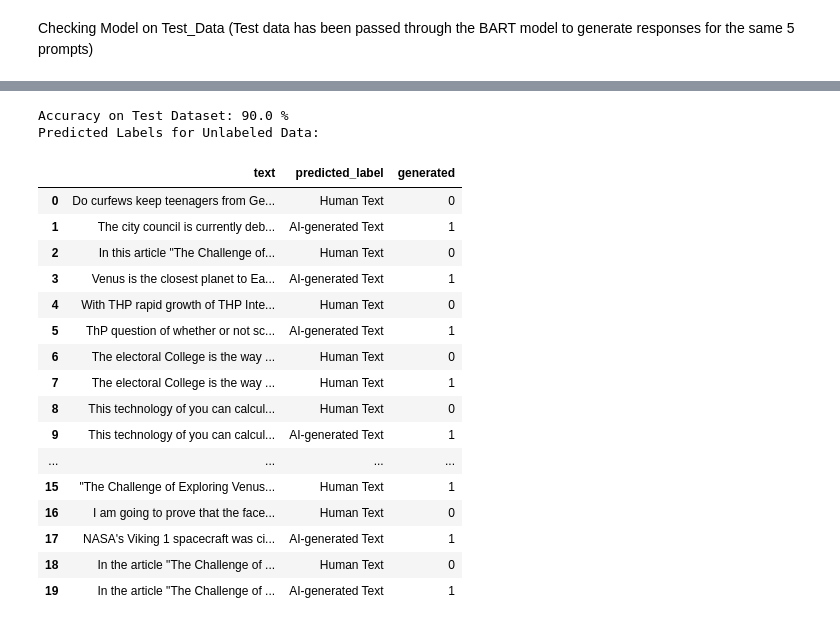
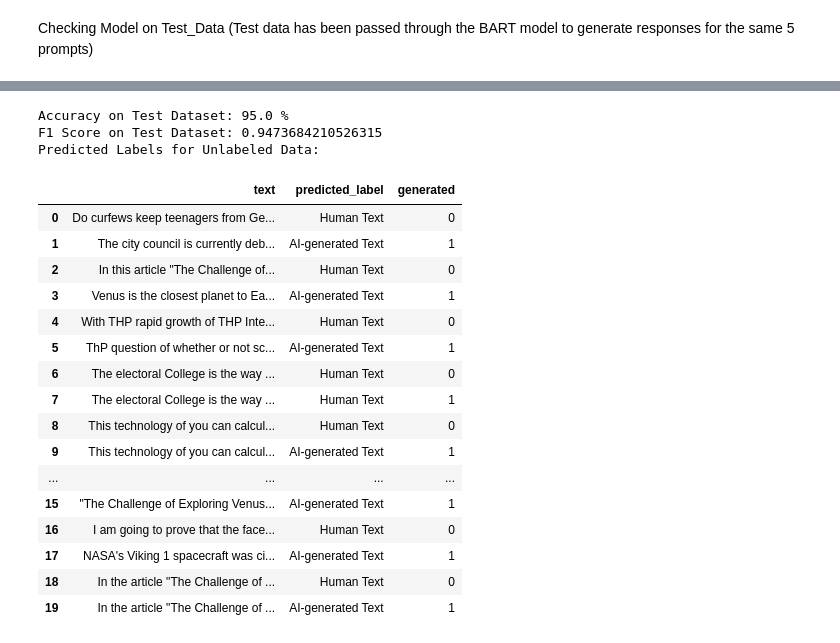
Before and after one commit to VidushiSiingh/AI-text-Classifier-based-on-RAIDAR, a Jupyter notebook: textdetection.ipynb, the cells around one changed output, grey strips where cells are left out. Saved outputs shown, nothing was run; the diff lists cells and outputs as text; code cells hidden in the pictures.

```diff
--- a/textdetection.ipynb
+++ b/textdetection.ipynb
@@ -327,12 +331,11 @@ from sklearn.linear_model import LogisticRegression
 from sklearn.metrics import accuracy_score, confusion_matrix
 
 # Define features (X) and target (y)
-X = df[['BART_rephrase_Editing_Distance',
-       'BART_refine_Editing_Distance', 'BART_clear_Editing_Distance',
-       'BART_concise_Editing_Distance', 'BART_Humanize_Editing_Distance',
-       'BART_rephrase_Cosine_Similarity', 'BART_refine_Cosine_Similarity',
-       'BART_clear_Cosine_Similarity', 'BART_concise_Cosine_Similarity',
-       'BART_Humanize_Cosine_Similarity', 'Invariance', 'Uncertainty',
+X = df[['BART_rephrase_Editing_Distance', 'BART_rephrase_Similarity_Ratio',
+       'BART_refine_Editing_Distance', 'BART_refine_Similarity_Ratio',
+       'BART_clear_Editing_Distance', 'BART_clear_Similarity_Ratio',
+       'BART_concise_Editing_Distance', 'BART_concise_Similarity_Ratio',
+       'BART_Humanize_Editing_Distance', 'BART_Humanize_Similarity_Ratio', 'Invariance', 'Uncertainty',
        'Equivariance']]
 y = df['generated']
 
@@ -350,6 +353,5 @@ y_pred = logistic_regression.predict(X_test)
 
 # Evaluate the model performance on the test set
 accuracy = accuracy_score(y_test, y_pred)
-print("\nAccuracy on Test Set:", accuracy)
-confusion_matrix = confusion_matrix(y_test,y_pred)
+print("\nAccuracy:", accuracy*100,'%')
 # %% [output]
@@ -452,43 +442,42 @@ Index(['text', 'BART_rephrase', 'BART_refine', 'BART_clear', 'BART_concise',
 # %%
-import pandas as pd
-from sklearn.ensemble import RandomForestClassifier
-
-X_unlabeled = test_df[['BART_rephrase_Editing_Distance',
-       'BART_refine_Editing_Distance', 'BART_clear_Editing_Distance',
-       'BART_concise_Editing_Distance', 'BART_Humanize_Editing_Distance',
-       'BART_rephrase_Cosine_Similarity', 'BART_refine_Cosine_Similarity',
-       'BART_clear_Cosine_Similarity', 'BART_concise_Cosine_Similarity',
-       'BART_Humanize_Cosine_Similarity', 'Invariance', 'Uncertainty',
+from sklearn.metrics import f1_score
+X_unlabeled = test_df[['BART_rephrase_Editing_Distance', 'BART_rephrase_Similarity_Ratio',
+       'BART_refine_Editing_Distance', 'BART_refine_Similarity_Ratio',
+       'BART_clear_Editing_Distance', 'BART_clear_Similarity_Ratio',
+       'BART_concise_Editing_Distance', 'BART_concise_Similarity_Ratio',
+       'BART_Humanize_Editing_Distance', 'BART_Humanize_Similarity_Ratio', 'Invariance', 'Uncertainty',
        'Equivariance']]
 
 y_test_unseen = test_df['generated']
 
 predictions = logistic_regression.predict(X_unlabeled)
 accuracy_test = accuracy_score(y_test_unseen , predictions)
 
 # Map predicted classes to human-readable labels
 predicted_labels = ['Human Text' if pred == 0 else 'AI-generated Text' for pred in predictions]
 test_df['predicted_label'] = predicted_labels
-
+f1_score_test = f1_score(y_test_unseen, predictions)
 print("Accuracy on Test Dataset:", accuracy_test*100,'%')
+print("F1 Score on Test Dataset:", f1_score_test)
 print("Predicted Labels for Unlabeled Data:")
 test_df[['text', 'predicted_label','generated']]
 # %% [output]
-Accuracy on Test Dataset: 90.0 %
+Accuracy on Test Dataset: 95.0 %
+F1 Score on Test Dataset: 0.9473684210526315
 Predicted Labels for Unlabeled Data:
 |  | text | predicted_label | generated |
 | 0 | Do curfews keep teenagers from Ge... | Human Text | 0 |
 | 1 | The city council is currently deb... | AI-generated Text | 1 |
 | 2 | In this article "The Challenge of... | Human Text | 0 |
 | 3 | Venus is the closest planet to Ea... | AI-generated Text | 1 |
 | 4 | With THP rapid growth of THP Inte... | Human Text | 0 |
 | 5 | ThP question of whether or not sc... | AI-generated Text | 1 |
 | 6 | The electoral College is the way ... | Human Text | 0 |
 | 7 | The electoral College is the way ... | Human Text | 1 |
 | 8 | This technology of you can calcul... | Human Text | 0 |
 | 9 | This technology of you can calcul... | AI-generated Text | 1 |
 | ... | ... | ... | ... |
-| 15 | "The Challenge of Exploring Venus... | Human Text | 1 |
+| 15 | "The Challenge of Exploring Venus... | AI-generated Text | 1 |
 | 16 | I am going to prove that the face... | Human Text | 0 |
 | 17 | NASA's Viking 1 spacecraft was ci... | AI-generated Text | 1 |
 | 18 | In the article "The Challenge of ... | Human Text | 0 |
```
Also changed, not shown: parts of 6 cells of this notebook.
